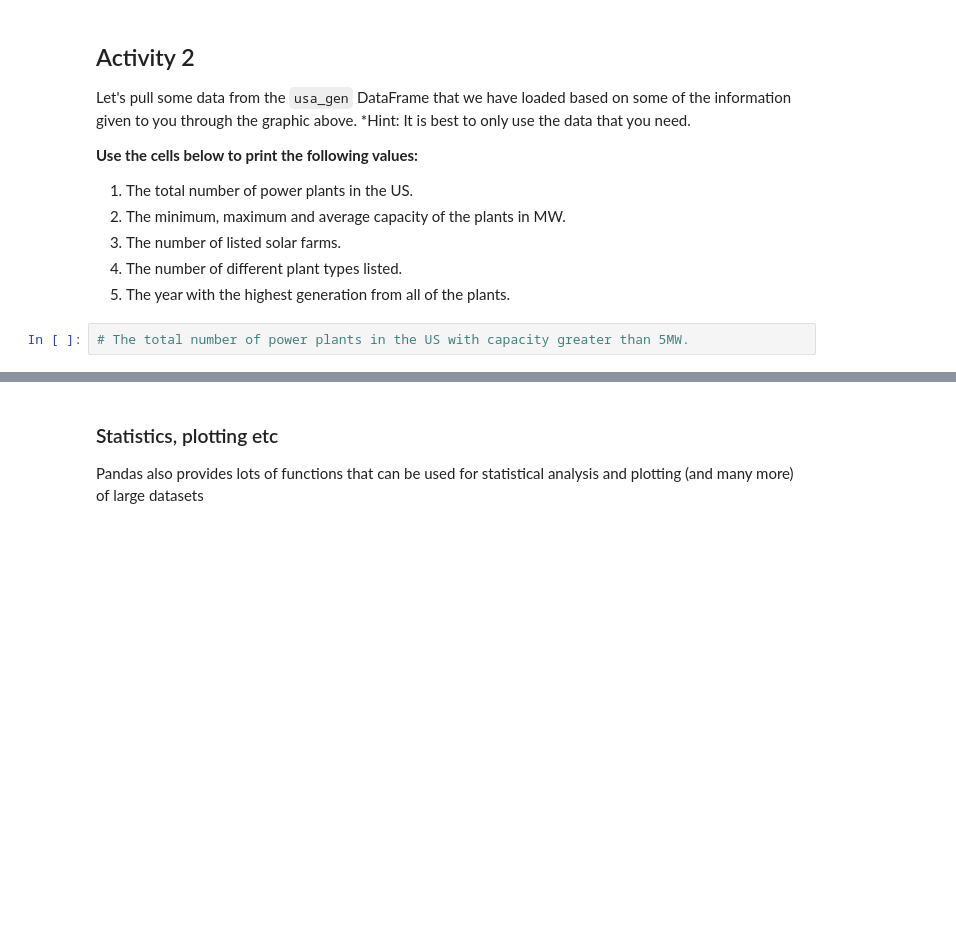
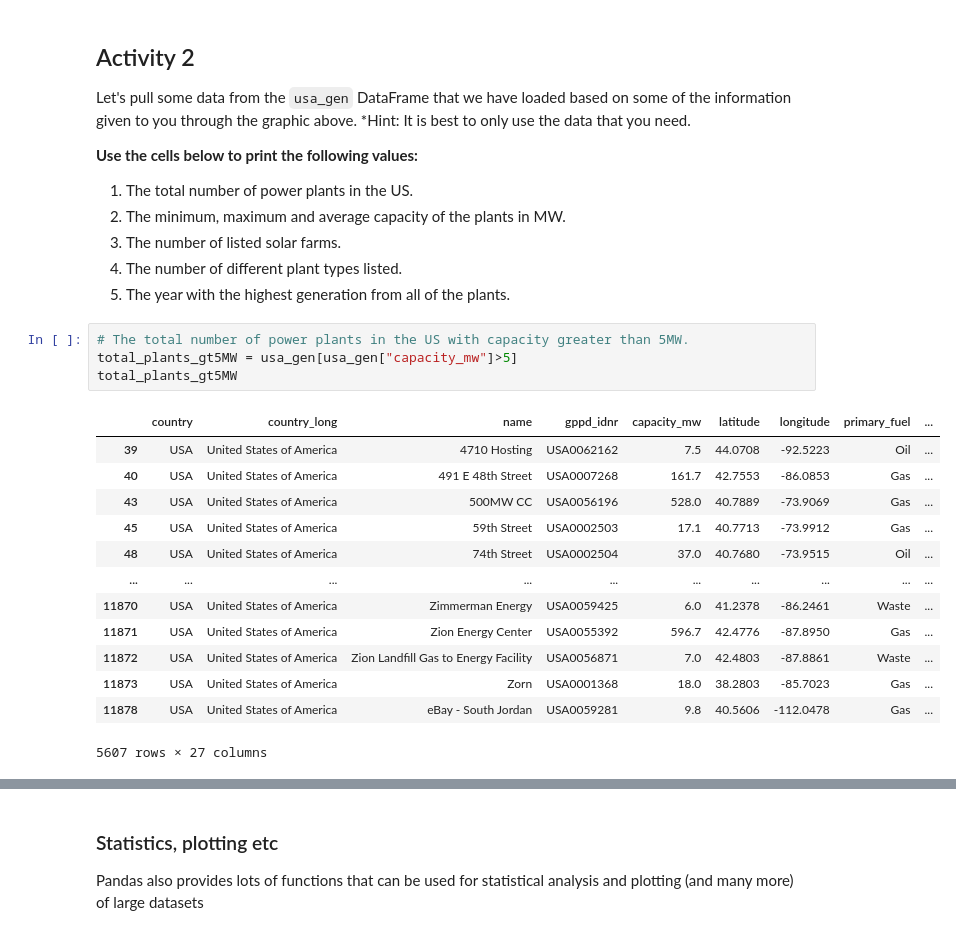
Before and after one commit to zarazoozi/OxEnergyMScPython, a Jupyter notebook: NotebooksScripts/PandasActivity.ipynb, the cells around one changed output, grey strips where cells are left out. Saved outputs shown, nothing was run; the diff lists cells and outputs as text; blank space fills up the shorter version.

```diff
--- a/NotebooksScripts/PandasActivity.ipynb
+++ b/NotebooksScripts/PandasActivity.ipynb
@@ -99,5 +165,21 @@ for i, row in df.iterrows():
 5. The year with the highest generation from all of the plants.
 # %%
 # The total number of power plants in the US with capacity greater than 5MW.
+total_plants_gt5MW = usa_gen[usa_gen["capacity_mw"]>5]
+total_plants_gt5MW
+# %% [output]
+|  | country | country_long | name | gppd_idnr | capacity_mw | latitude | longitude | primary_fuel | ... |
+| 39 | USA | United States of America | 4710 Hosting | USA0062162 | 7.5 | 44.0708 | -92.5223 | Oil | ... |
+| 40 | USA | United States of America | 491 E 48th Street | USA0007268 | 161.7 | 42.7553 | -86.0853 | Gas | ... |
+| 43 | USA | United States of America | 500MW CC | USA0056196 | 528.0 | 40.7889 | -73.9069 | Gas | ... |
+| 45 | USA | United States of America | 59th Street | USA0002503 | 17.1 | 40.7713 | -73.9912 | Gas | ... |
+| 48 | USA | United States of America | 74th Street | USA0002504 | 37.0 | 40.7680 | -73.9515 | Oil | ... |
+| ... | ... | ... | ... | ... | ... | ... | ... | ... | ... |
+| 11870 | USA | United States of America | Zimmerman Energy | USA0059425 | 6.0 | 41.2378 | -86.2461 | Waste | ... |
+| 11871 | USA | United States of America | Zion Energy Center | USA0055392 | 596.7 | 42.4776 | -87.8950 | Gas | ... |
+| 11872 | USA | United States of America | Zion Landfill Gas to Energy Facility | USA0056871 | 7.0 | 42.4803 | -87.8861 | Waste | ... |
+| 11873 | USA | United States of America | Zorn | USA0001368 | 18.0 | 38.2803 | -85.7023 | Gas | ... |
+| 11878 | USA | United States of America | eBay - South Jordan | USA0059281 | 9.8 | 40.5606 | -112.0478 | Gas | ... |
+5607 rows × 27 columns
 # %%
 # The minimum, maximum and average capacity of the plants in MW.
```
Also changed, not shown: parts of 17 cells of this notebook, 7 other files.
